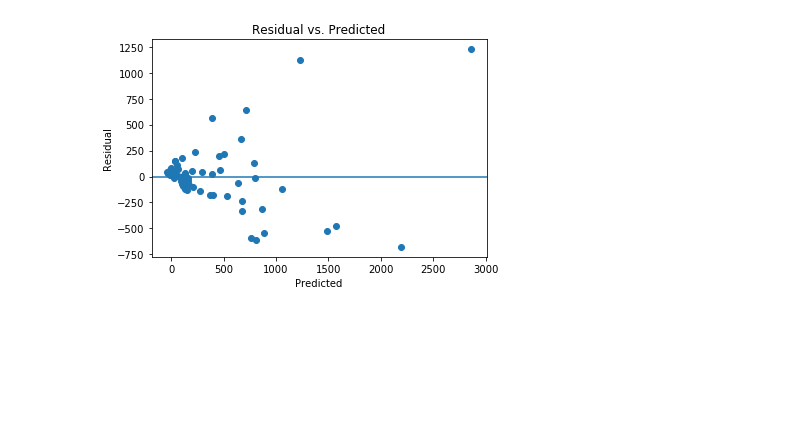
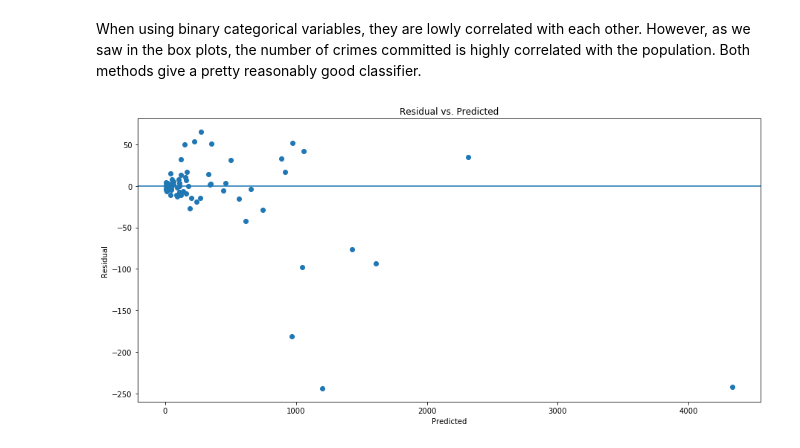
Before and after one commit to bgwilson12/2.4.4-Regression-NYC-Crime, a Jupyter notebook: 2.4.4 Crime Prediction Model.ipynb, the cells around one changed output. Saved outputs shown, nothing was run; the diff lists cells and outputs as text; code cells hidden in the pictures; blank space fills up the shorter version.

```diff
--- a/2.4.4 Crime Prediction Model.ipynb
+++ b/2.4.4 Crime Prediction Model.ipynb
@@ -20,9 +25,13 @@ df.head()
 # %%
 df_features = pd.DataFrame()
-df_features['pop'] = np.where(df.loc[:,'Population'] < 3*df.Population.std(), df.Population, 3*df.Population.std())
+df_features['pop'] = df['Population']
 df_features['pop_squared'] = df_features['pop']**2
-df_features['murder'] = np.where(df.iloc[:, 3] > 0, 1, 0)
-df_features['robbery'] = np.where(df.iloc[:, 6] > 0, 1, 0)
+df_features['murder_bin'] = np.where(df.iloc[:, 3] > 0, 1, 0)
+df_features['murder'] = df.iloc[:,3]
+df_features['robbery_bin'] = np.where(df.iloc[:, 6] > 0, 1, 0)
+df_features['robbery'] = df.iloc[:, 6]
+df_features['theft_bin'] = np.where(df['Larceny-\ntheft'] > 0, 1, 0)
+df_features['theft'] = df['Larceny-\ntheft']
 df_features['prop_crime'] = df.loc[:, 'Property\ncrime']
 df_features.dropna(inplace=True)
 df_features.count()
@@ -51,7 +67,7 @@ plt.show()
 # %%
 regr = linear_model.LinearRegression()
 Y = df_features['prop_crime'].values.reshape(-1,1)
-X = df_features[['robbery', 'murder', 'pop', 'pop_squared']]
+X = df_features[['theft', 'robbery', 'murder', 'pop', 'pop_squared']]
 X_train, X_test, y_train, y_test = train_test_split(
     X, Y, test_size=0.2, random_state=42)
 regr.fit(X_train,y_train)
@@ -59,7 +75,9 @@ regr.fit(X_train,y_train)
 # Inspect the results.
 print('\nCoefficients: \n', regr.coef_)
 print('\nIntercept: \n', regr.intercept_)
-print('\nR-squared:')
+print('\nR-squared on the training set:')
 print(regr.score(X_train, y_train))
+print('\nR-squared on the test set:')
+print(regr.score(X_test, y_test))
 # %% [output]
 Coefficients:
@@ -86,9 +122,13 @@ I still do not have enough experience to know if this is considered normal or no
+# %% [markdown]
+When using binary categorical variables, they are lowly correlated with each other. However, as we saw in the box plots, the number of crimes committed is highly correlated with the population. Both methods give a pretty reasonably good classifier.
 # %%
+plt.figure(figsize=(15,7))
 plt.scatter(y_pred, residual)
 plt.xlabel('Predicted')
 plt.ylabel('Residual')
 plt.axhline(y=0)
 plt.title('Residual vs. Predicted')
+# plt.xlim([-200, 1000])
 plt.show()
 # %% [output]
-[figure, old version]
+[figure, new version]
```
Also changed, not shown: parts of 10 cells of this notebook.
